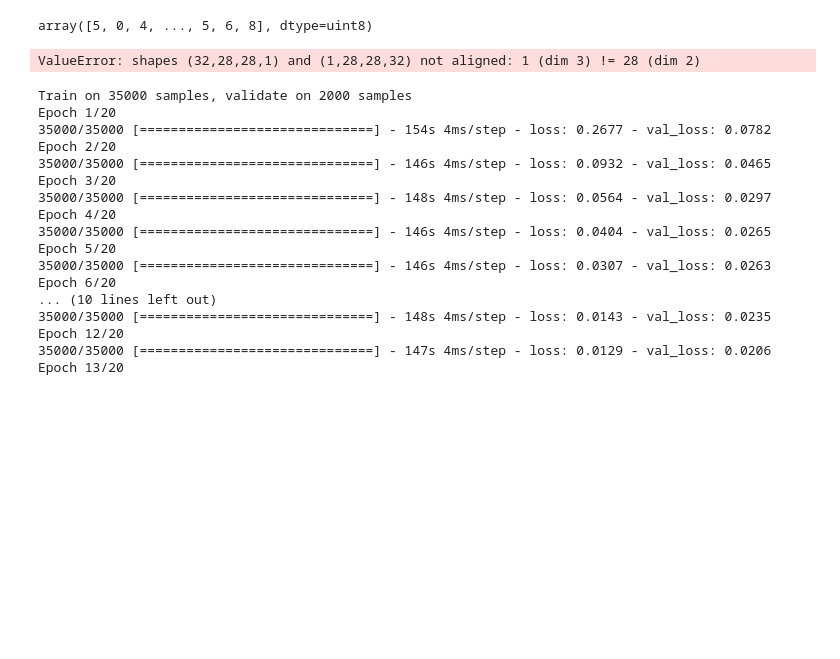
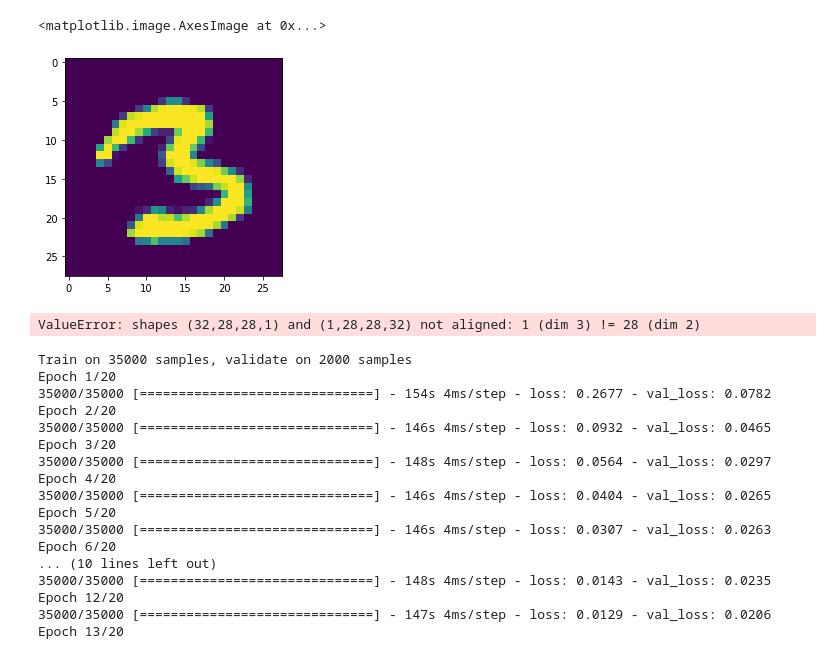
Before and after one commit to Sarapuce/Triplet_loss, a Jupyter notebook: triplet loss.ipynb, the cells around one changed output. Drawn from its saved outputs; the diff is of its cells as text; code cells hidden in the pictures; blank space fills up the shorter version.

```diff
--- a/triplet loss.ipynb
+++ b/triplet loss.ipynb
@@ -102,16 +112,20 @@ def distance_matrix(embeddings, squared=False):
 
     return distances
 # %%
+boucles = [0, 2, 6, 9, 8]
 def triplet_loss(y_true, y_pred, m = m):
     length = int((y_pred[0].shape[-1]))
 
+    y_anchor    = np.array(y_true[:, 0])
+    y_negative  = np.array(y_true[:, 1])
+    opposite_class  = np.bitwise_xor(np.isin(y_anchor, boucles), np.isin(y_negative, boucles))
 
     anchor_vec   = y_pred[:, :int(length/3)]
     positive_vec = y_pred[:, int(length/3):int(length/1.5)]
     negative_vec = y_pred[:, int(length/1.5):length]
 
     bad  = K.sum(K.square(anchor_vec - positive_vec), axis = 1)
-    good = K.sum(K.square(anchor_vec - negative_vec), axis = 1)
+    good = K.sum(K.square(anchor_vec - negative_vec * (1 - 0.5*opposite_class)), axis = 1)
 
     loss = bad - good + m
     return K.maximum(loss, 0.)
@@ -149,20 +163,38 @@ opt = Adagrad()
 # %%
 model.compile(optimizer = opt, loss = triplet_loss)
 # %%
-for _ in tqdm(epoch):
-    c = zip(x_train, y_train_)
+for _ in tqdm(range(epoch)):
+    c = list(zip(x_train, y_train_))
     random.shuffle(c)
     x_train, y_train_ = zip(*c)
+    x_train   = np.array(x_train)
+    y_train_  = np.array(y_train_)
     for batch in range(0, len(x_train), 32):
         loaded_model.set_weights(model.get_weights())
-        anchor = []
-        positive = []
-        negative = []
-        data_x = x_train[batch: batch+32]
-        data_y = y_train_[batch: batch+32]
-        triplets = get_triplets(loaded_model, data_x, data_y)
+        anchor    = []
+        positive  = []
+        negative  = []
+        y         = []
+        data_x    = x_train[batch: batch+32]
+        data_y    = y_train_[batch: batch+32]
+        one_hot_y = one_hot(data_y)
+        triplets  = get_triplets(loaded_model, data_x, one_hot_y)
         for (i, j, k) in triplets:
             anchor.append(data_x[i])
             positive.append(data_x[j])
             negative.append(data_x[k])
-        model.fit([anchor, positive, negative], data_y, baatch_size = 32)
+            y.append([data_y[i], data_y[k]])
+        y = np.array(y)
+        model.fit([anchor, positive, negative], y, batch_size = 32, verbose = 0)
+        if not batch % (32*70)
+            x = model.predict(3*[x_movie[:500].reshape(-1,28,28,1)])[:, :3]
+            palette = np.array(sns.color_palette("hls", 10))
+            fig = plt.figure(figsize = (10,10))
+            ax  = plt.axes(projection="3d")
+            ax.scatter3D(x[:,0], x[:,1], x[:,2], lw=0, s=40,
+                                c=palette[np.array(y_movie[:500]).astype(np.int)]);
+            ax.set_xlim(-2, 2)
+            ax.set_ylim(-2, 2)
+            ax.set_zlim(-2, 2)
+            fig.savefig('./movie/{}{}.png'.format(epoch, batch))
+            plt.close(fig)
@@ -225,10 +262,11 @@ class LiveAction(Callback):
             plt.close(fig)
 # %%
 live_action = LiveAction()
-# %%
-y_train_
-# %% [output]
-array([5, 0, 4, ..., 5, 6, 8], dtype=uint8)
+# %%
+plt.imshow(np.reshape(x_train[0], (28, 28)))
+# %% [output]
+<matplotlib.image.AxesImage at 0x...>
+[figure, added]
 # %%
 batch = 5
 anchor = []
```
Also changed, not shown: parts of 7 cells of this notebook, 1 other file.
